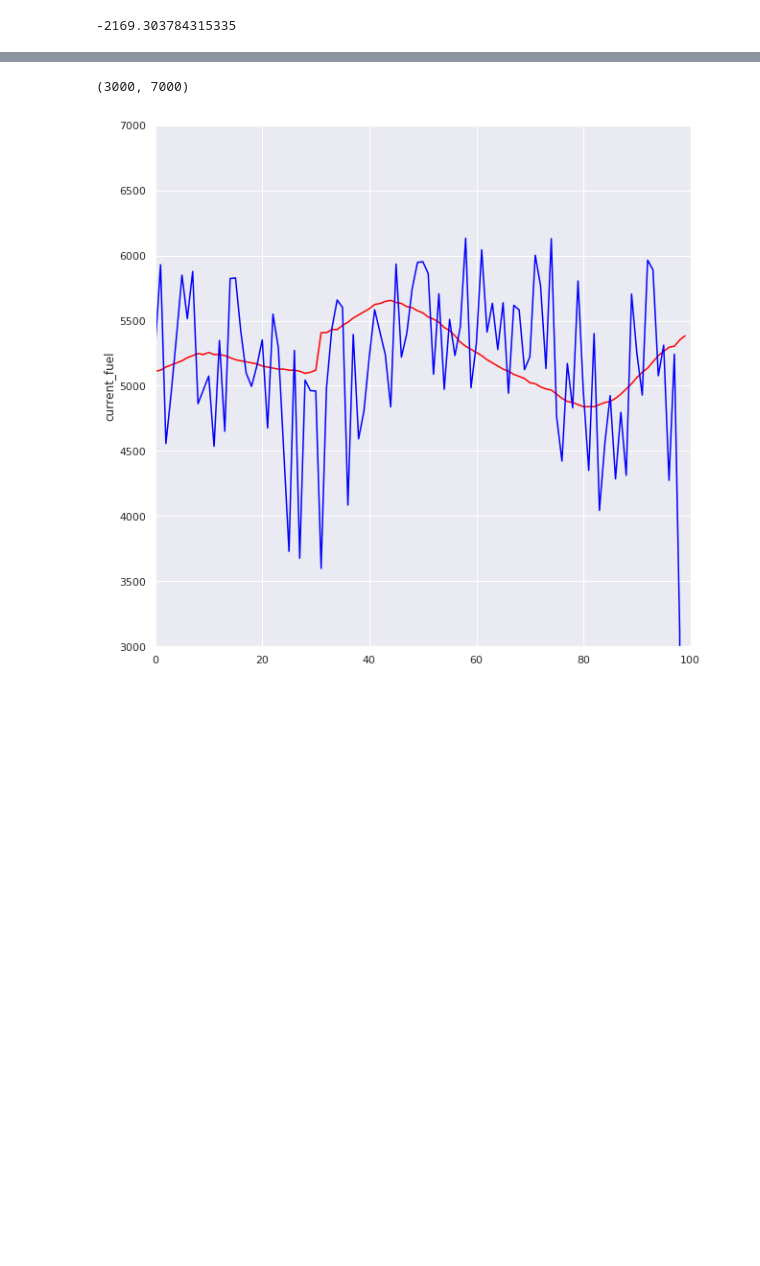
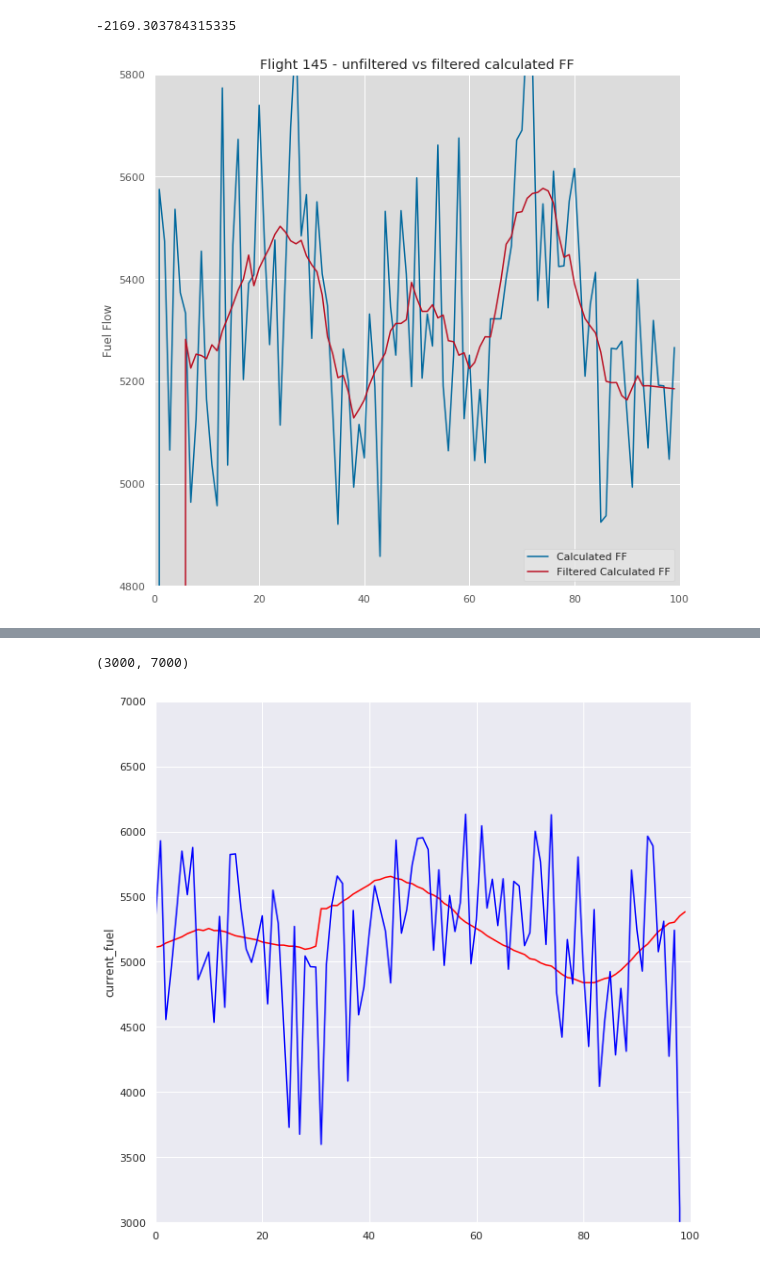
Before and after one commit to tabassco/badapy, a Jupyter notebook: Seperate Flights.ipynb, the cells around one changed output, grey strips where cells are left out. Cells and saved outputs as stored; diff of their text form; code cells hidden in the pictures; blank space fills up the shorter version.

```diff
--- a/Seperate Flights.ipynb
+++ b/Seperate Flights.ipynb
@@ -174,3 +197,6 @@ g.set_facecolor('#dcdcdc')
+# %%
+y_145 = trial_flight.flightdata['current_fuel'][trial_flight.flightdata['flight'] == 145].values
+y_sav_145 = scs.savgol_filter(y_145, 11, 1)
 # %%
 y = trial_flight.flightdata['current_fuel'][trial_flight.flightdata['flight'] == 145].values
 y_new = []
@@ -181,5 +207,20 @@ np.array(y_new).shape[0]
 np.sum(np.array(y_new)-trial_flight.flightdata[trial_flight.flightdata['flight'] == 145]['ff'].values[4:96])
 # %% [output]
 -2169.303784315335
+# %%
+g = sns.lineplot(y = "current_fuel", x = np.array(range(100)),
+                 data = trial_flight.flightdata[trial_flight.flightdata['flight'] == 145],
+                 color = '#00689D', label = 'Calculated FF')
+g = sns.lineplot(y = np.array(y_sav_145), x = np.array(range(100)),
+                 color = '#b90f22', label = 'Filtered Calculated FF')
+g.set_xlim(0,100)
+g.set_ylim(4800,5800)
+g.set_ylabel('Fuel Flow')
+g.set_facecolor('#dcdcdc')
+g.legend()
+g.set_title('Flight 145 - unfiltered vs filtered calculated FF')
+g.figure.savefig('calc_ff_comp.png')
+# %% [output]
+[figure, added]
 # %%
 g = sns.lineplot(y = "ff", x = np.array(range(100)),
```
Also changed, not shown: parts of 14 cells of this notebook.
